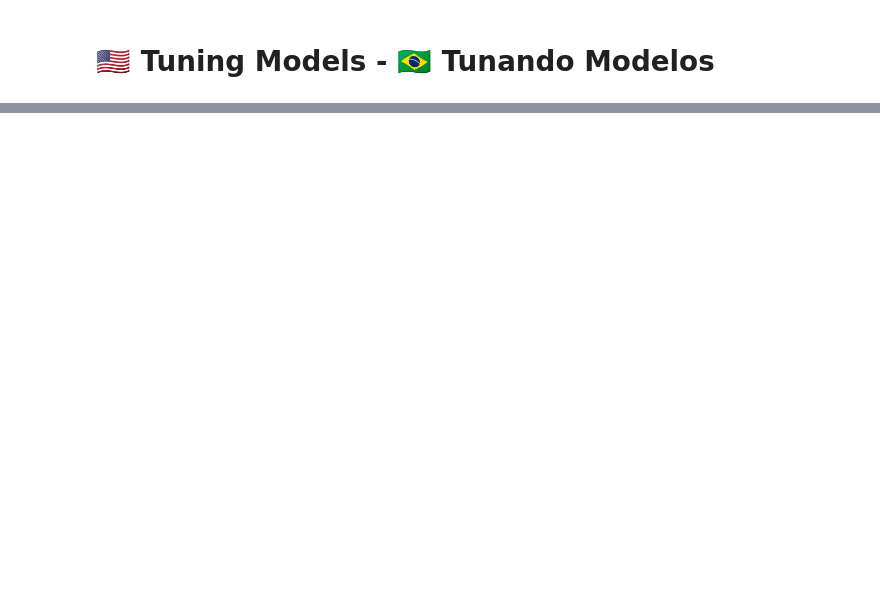
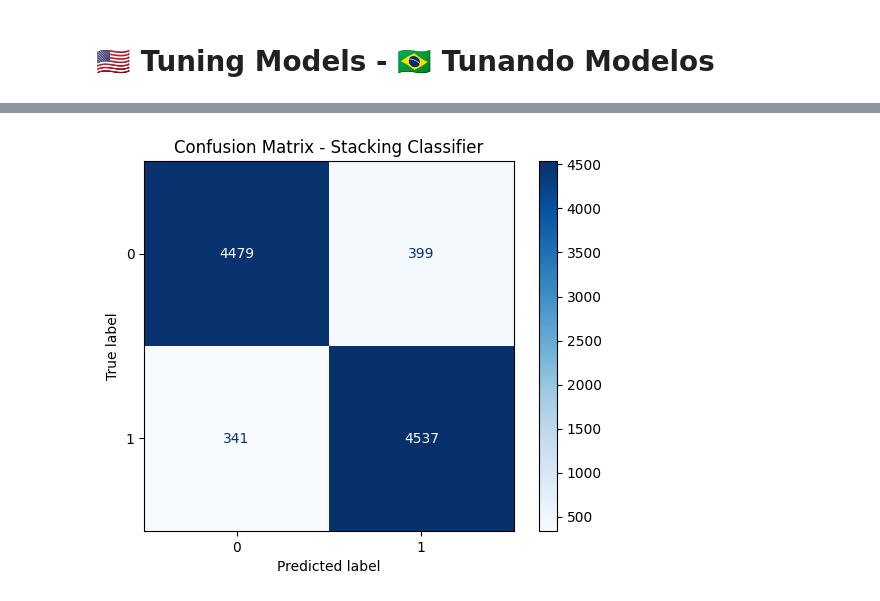
Before and after one commit to feliperodighero/hotel-reservations, a Jupyter notebook: notebooks/2-model-training.ipynb, the cells around one changed output, grey strips where cells are left out. Drawn from its saved outputs; the diff is of its cells as text; code cells hidden in the pictures; blank space fills up the shorter version.

Commit message:
feature: training and tuning a stack model

```diff
--- a/notebooks/2-model-training.ipynb
+++ b/notebooks/2-model-training.ipynb
@@ -196,0 +279,32 @@ plt.show()
+# %%
+param_grid_dt = {
+    'max_depth': [None, 10, 20, 30],
+    'min_samples_split': [2, 5, 10],
+    'min_samples_leaf': [1, 2, 4],
+    'max_features': ['auto', 'sqrt', 'log2', None],
+    'criterion': ['gini', 'entropy'],
+    'splitter': ['best', 'random']
+}
+
+
+dt_model = DecisionTreeClassifier(random_state=42)
+
+
+grid_search_dt = GridSearchCV(estimator=dt_model, param_grid=param_grid_dt, cv=3, n_jobs=-1, verbose=1, scoring='accuracy')
+
+
+start_time = time.time()
+
+
+grid_search_dt.fit(over_X_train, over_y_train)
+
+
+end_time = time.time()
+time_taken = end_time - start_time
+
+
+best_dt_model = grid_search_dt.best_estimator_
+
+
+print("Best parameters for DecisionTreeClassifier:")
+print(grid_search_dt.best_params_)
@@ -196,0 +455,10 @@ plt.show()
+# %%
+y_pred_stacking = stacking_clf.predict(over_X_test)
+# %%
+cm = confusion_matrix(over_y_test, y_pred_stacking)
+disp = ConfusionMatrixDisplay(confusion_matrix=cm)
+disp.plot(cmap='Blues')
+plt.title(f'Confusion Matrix - Stacking Classifier')
+plt.show()
+# %% [output]
+[figure, added]
```
Also changed, not shown: parts of 10 cells of this notebook.
